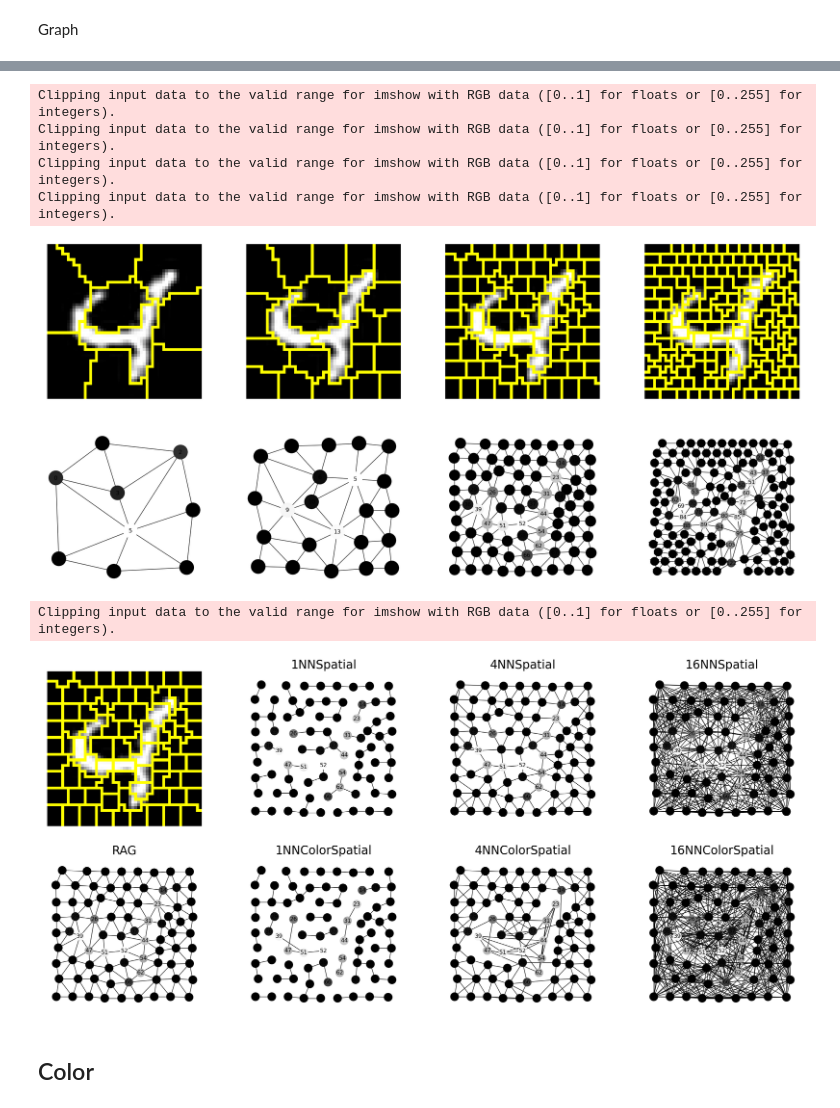
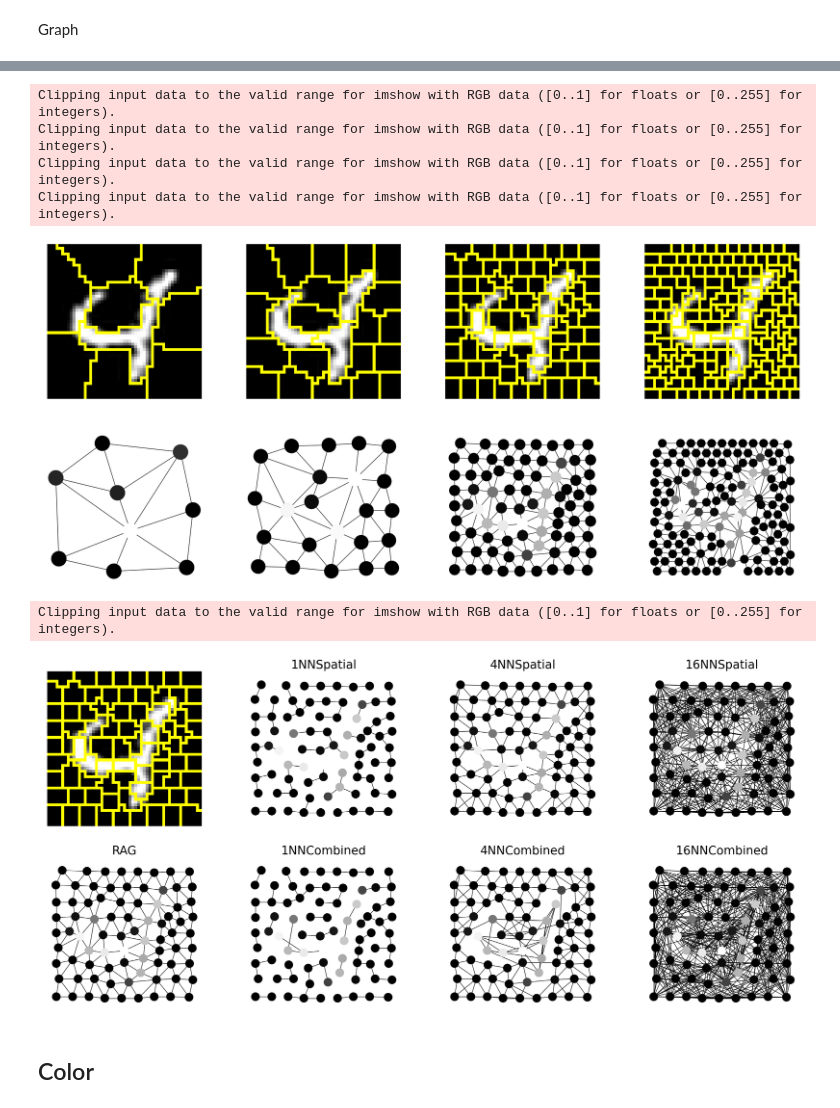
Before and after one commit to jpelayx/mnist-graphs, a Jupyter notebook: viz.ipynb, the cells around one changed output, grey strips where cells are left out. Cells and saved outputs as stored; diff of their text form; code cells hidden in the pictures.

```diff
--- a/viz.ipynb
+++ b/viz.ipynb
@@ -98,6 +144,6 @@ _, dim0, dim1 = img.shape
 img_np = img.view(dim0, dim1).numpy()
 n_segments = 75
 compactness = 0.1
-features, edge_index, s = grayscale_features(img_np, n_segments, 6, 0)
+features, edge_index, s = grayscale_features(img_np, n_segments, 0, 0)
 print(features.shape, edge_index.shape, s.shape)
 # %% [output]
@@ -140,14 +186,14 @@ for nsi, ns in enumerate(nss):
     nx_g = to_networkx(g, to_undirected=True)
     nx_color = features[:,0]
     nx_pos = dict(zip(range(g.num_nodes), pos))
-    node_sizes = [900, 900, 500, 300]
-    nx.draw(nx_g, pos=nx_pos, node_color=nx_color, cmap="gray", with_labels=True, ax=ax[1, nsi], node_size=node_sizes[nsi])
+    node_sizes = [1000, 900, 500, 300]
+    nx.draw(nx_g, pos=nx_pos, node_color=nx_color, cmap="gray", with_labels=False, ax=ax[1, nsi], node_size=node_sizes[nsi])
 # %% [output]
 Clipping input data to the valid range for imshow with RGB data ([0..1] for floats or [0..255] for integers).
 Clipping input data to the valid range for imshow with RGB data ([0..1] for floats or [0..255] for integers).
 Clipping input data to the valid range for imshow with RGB data ([0..1] for floats or [0..255] for integers).
 Clipping input data to the valid range for imshow with RGB data ([0..1] for floats or [0..255] for integers).
-[figure, old version]
+[figure, new version]
 # %%
 figsize = (29, 13)
 fig, ax = plt.subplots(2, 4, figsize=figsize)
@@ -158,38 +204,38 @@ fi = [6,8,10]
 features, edge_index, s = grayscale_features(img_np, 75, 0, 0)
 ax[0, 0].imshow(ski.segmentation.mark_boundaries(img_np, s, mode='subpixel'))
 ax[0, 0].axis('off')
 
 pos = features[:, 2:4]
 pos = np.array([[i[1], -i[0]] for i in pos ])
 g = Data(x=torch.from_numpy(features).to(torch.float), edge_index=torch.from_numpy(edge_index).to(torch.long), pos=torch.from_numpy(pos).to(torch.float), y=y)
 nx_g = to_networkx(g, to_undirected=True)
 nx_color = features[:,0]
 nx_pos = dict(zip(range(g.num_nodes), pos))
-nx.draw(nx_g, pos=nx_pos, node_color=nx_color, cmap="gray", with_labels=True, ax=ax[1, 0])
+nx.draw(nx_g, pos=nx_pos, node_color=nx_color, cmap="gray", with_labels=False, ax=ax[1, 0])
 ax[1, 0].set_title('RAG', fontsize=25)
 for nsi, ns in enumerate(nss):
     features, edge_index, s = grayscale_features(img_np, 75, si[nsi], 0)
     pos = features[:, 2:4]
     pos = np.array([[i[1], -i[0]] for i in pos ])
     g = Data(x=torch.from_numpy(features).to(torch.float), edge_index=torch.from_numpy(edge_index).to(torch.long), pos=torch.from_numpy(pos).to(torch.float), y=y)
     nx_g = to_networkx(g, to_undirected=True)
     nx_color = features[:,0]
     nx_pos = dict(zip(range(g.num_nodes), pos))
-    nx.draw(nx_g, pos=nx_pos, node_color=nx_color, cmap="gray", with_labels=True, ax=ax[0, nsi+1])
+    nx.draw(nx_g, pos=nx_pos, node_color=nx_color, cmap="gray", with_labels=False, ax=ax[0, nsi+1])
     ax[0, nsi+1].set_title(f'{ns}NNSpatial', fontsize=25)
 
     features, edge_index, s = grayscale_features(img_np, 75, fi[nsi], 0)
     pos = features[:, 2:4]
     pos = np.array([[i[1], -i[0]] for i in pos ])
     g = Data(x=torch.from_numpy(features).to(torch.float), edge_index=torch.from_numpy(edge_index).to(torch.long), pos=torch.from_numpy(pos).to(torch.float), y=y)
     nx_g = to_networkx(g, to_undirected=True)
     nx_color = features[:,0]
     nx_pos = dict(zip(range(g.num_nodes), pos))
-    nx.draw(nx_g, pos=nx_pos, node_color=nx_color, cmap="gray", with_labels=True, ax=ax[1, nsi+1])
-    ax[1, nsi+1].set_title(f'{ns}NNColorSpatial', fontsize=25)
+    nx.draw(nx_g, pos=nx_pos, node_color=nx_color, cmap="gray", with_labels=False, ax=ax[1, nsi+1])
+    ax[1, nsi+1].set_title(f'{ns}NNCombined', fontsize=25)
 # %% [output]
 Clipping input data to the valid range for imshow with RGB data ([0..1] for floats or [0..255] for integers).
-[figure, old version]
+[figure, new version]
 # %% [markdown]
 ## Color
 # %% [markdown]
```
Also changed, not shown: parts of 13 cells of this notebook.
